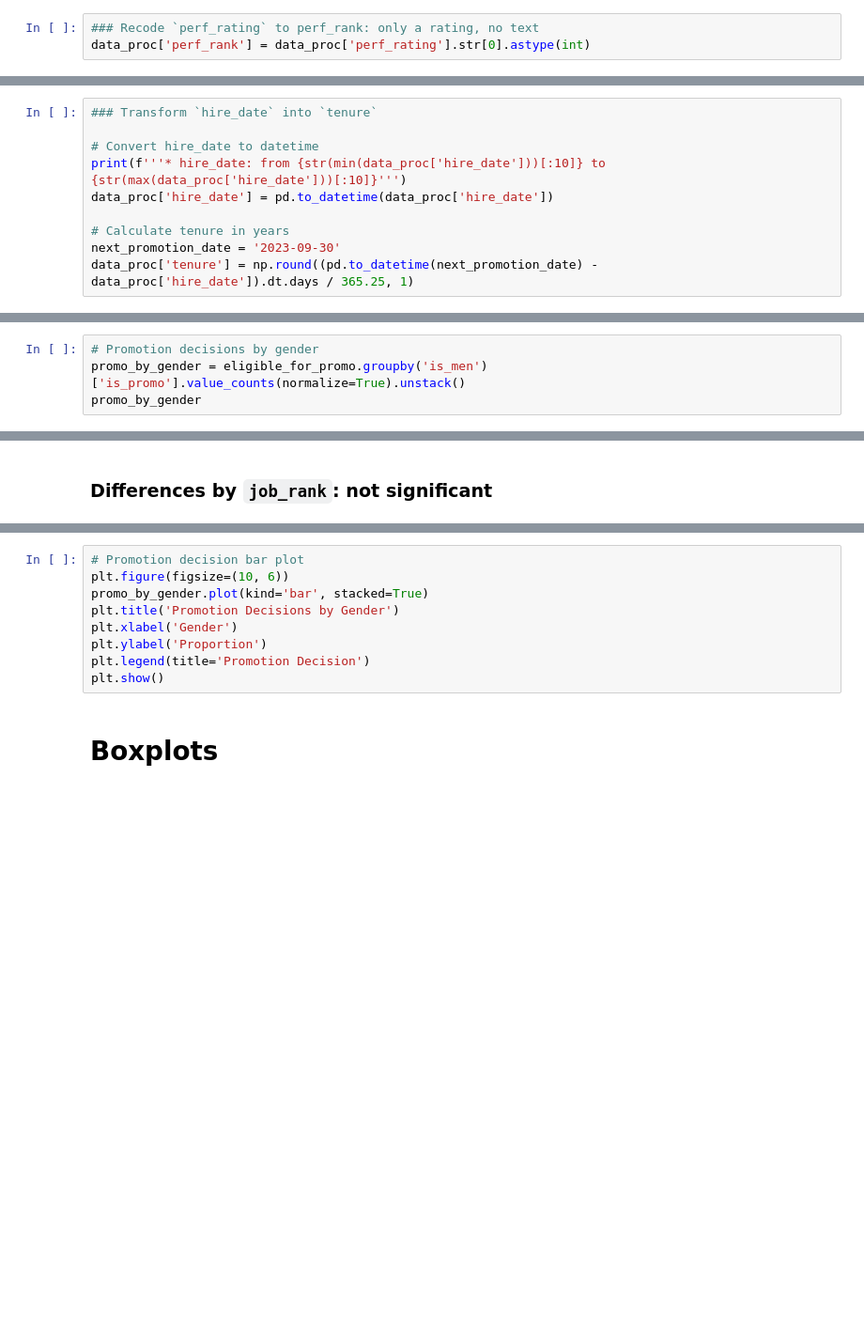
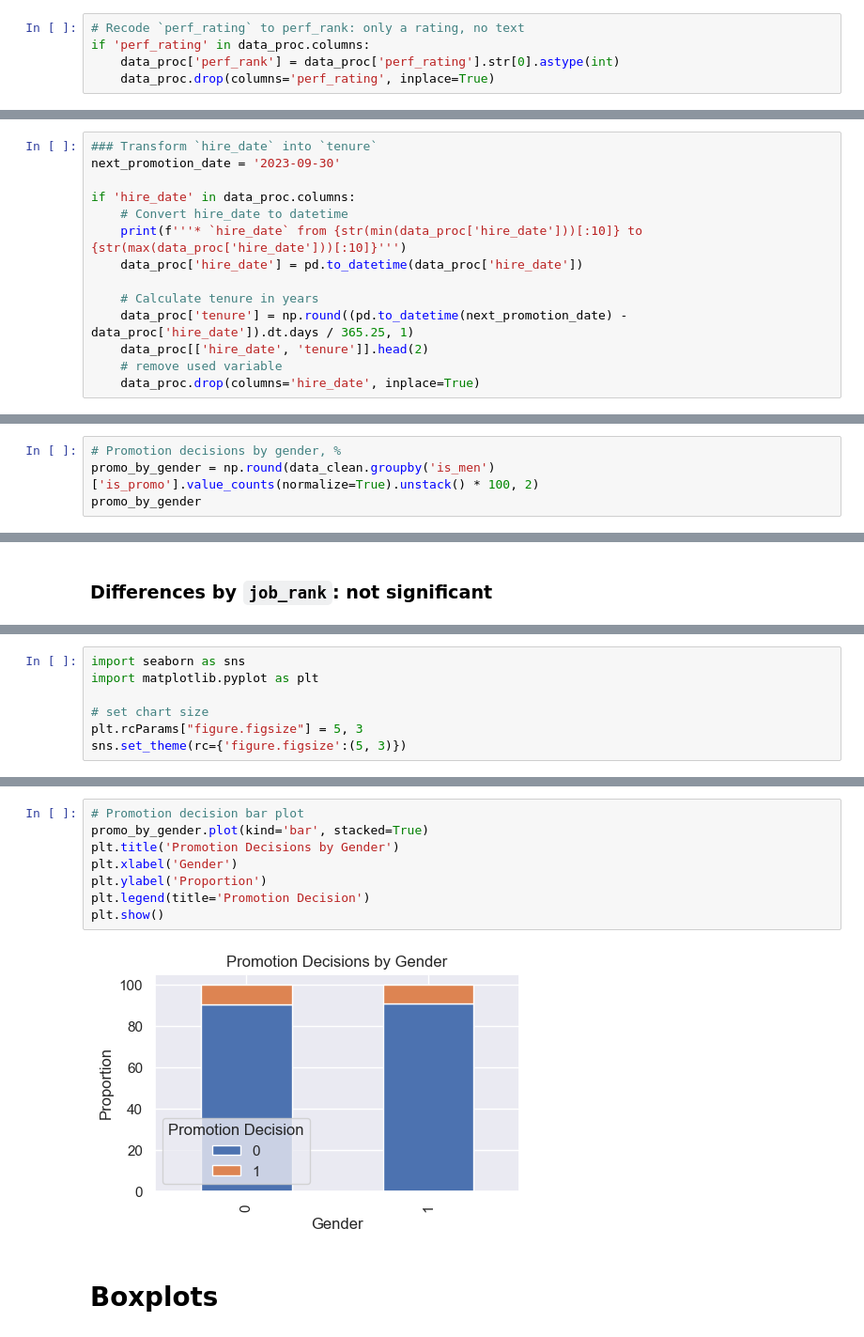
Before and after one commit to aleurb/empl_perf, a Jupyter notebook: code/analysis.ipynb, the cells around one changed output, grey strips where cells are left out. Shown at 94% size. Drawn from its saved outputs; the diff is of its cells as text; blank space fills up the shorter version.

```diff
--- a/code/analysis.ipynb
+++ b/code/analysis.ipynb
@@ -78,3 +103,5 @@ data_proc.drop(columns='gender', inplace=True)
 # %%
-### Recode `perf_rating` to perf_rank: only a rating, no text
-data_proc['perf_rank'] = data_proc['perf_rating'].str[0].astype(int)
+# Recode `perf_rating` to perf_rank: only a rating, no text
+if 'perf_rating' in data_proc.columns:
+    data_proc['perf_rank'] = data_proc['perf_rating'].str[0].astype(int)
+    data_proc.drop(columns='perf_rating', inplace=True)
@@ -94,10 +134,14 @@ To be eligible for promotion, employees must have a tenure of at least 1.50 year
 # %%
 ### Transform `hire_date` into `tenure`
+next_promotion_date = '2023-09-30'
 
-# Convert hire_date to datetime
-print(f'''* hire_date: from {str(min(data_proc['hire_date']))[:10]} to {str(max(data_proc['hire_date']))[:10]}''')
-data_proc['hire_date'] = pd.to_datetime(data_proc['hire_date'])
+if 'hire_date' in data_proc.columns:
+    # Convert hire_date to datetime
+    print(f'''* `hire_date` from {str(min(data_proc['hire_date']))[:10]} to {str(max(data_proc['hire_date']))[:10]}''')
+    data_proc['hire_date'] = pd.to_datetime(data_proc['hire_date'])
 
-# Calculate tenure in years
-next_promotion_date = '2023-09-30'
-data_proc['tenure'] = np.round((pd.to_datetime(next_promotion_date) - data_proc['hire_date']).dt.days / 365.25, 1)
+    # Calculate tenure in years
+    data_proc['tenure'] = np.round((pd.to_datetime(next_promotion_date) - data_proc['hire_date']).dt.days / 365.25, 1)
+    data_proc[['hire_date', 'tenure']].head(2)
+    # remove used variable
+    data_proc.drop(columns='hire_date', inplace=True)
@@ -146,4 +255,4 @@ perf_by_gender
 # %%
-# Promotion decisions by gender
-promo_by_gender = eligible_for_promo.groupby('is_men')['is_promo'].value_counts(normalize=True).unstack()
+# Promotion decisions by gender, %
+promo_by_gender = np.round(data_clean.groupby('is_men')['is_promo'].value_counts(normalize=True).unstack() * 100, 2)
 promo_by_gender
@@ -176,3 +321,10 @@ np.round(data_clean.groupby('job_rank')['is_promo'].mean()*100, 1)
 ## Plot results
+# %%
+import seaborn as sns
+import matplotlib.pyplot as plt
+
+# set chart size
+plt.rcParams["figure.figsize"] = 5, 3
+sns.set_theme(rc={'figure.figsize':(5, 3)})
 # %%
 data_clean.head(2)
@@ -185,11 +344,12 @@ plt.show()
 # %%
 # Promotion decision bar plot
-plt.figure(figsize=(10, 6))
 promo_by_gender.plot(kind='bar', stacked=True)
 plt.title('Promotion Decisions by Gender')
 plt.xlabel('Gender')
 plt.ylabel('Proportion')
 plt.legend(title='Promotion Decision')
 plt.show()
+# %% [output]
+[figure, added]
 # %% [markdown]
 # Boxplots
```
Also changed, not shown: parts of 67 cells of this notebook, 1 other file.
